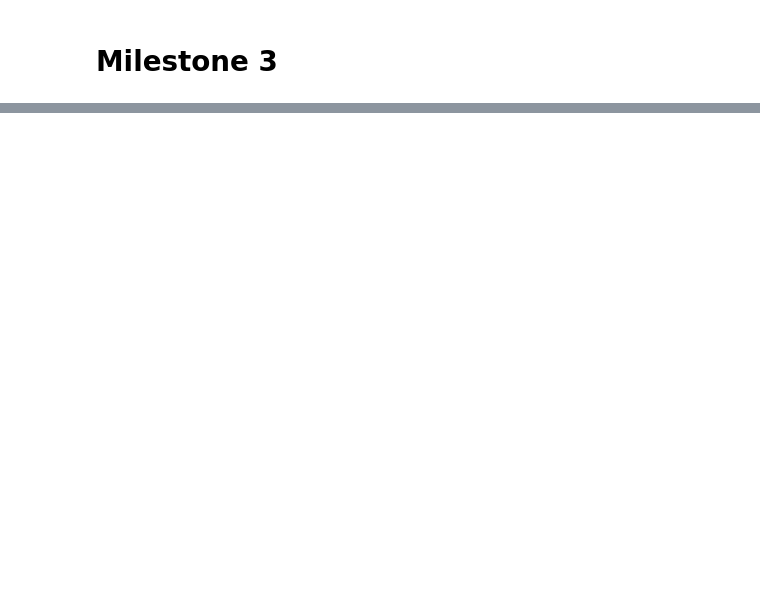
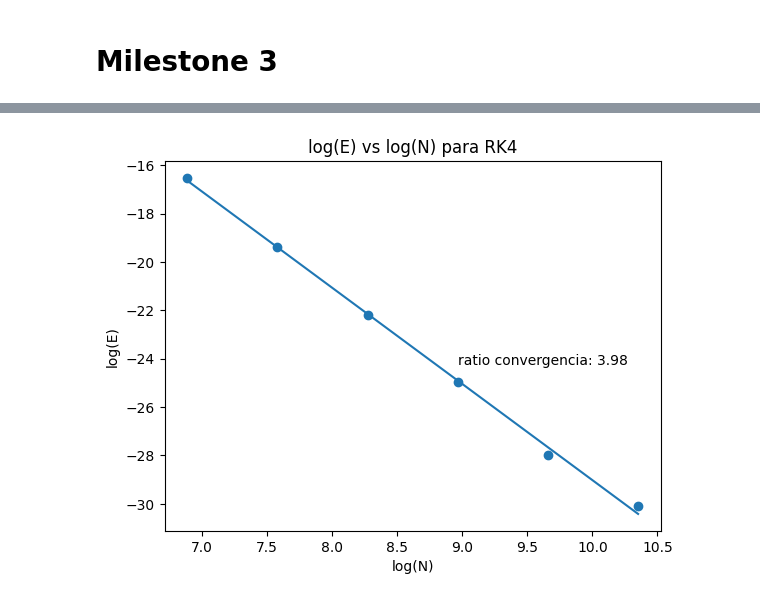
Before and after one commit to jordigonzalez1701A/MUSE_AM1_JGR_2025_2026, a Jupyter notebook: src/milestones/Milestone3.ipynb, the cells around one changed output, grey strips where cells are left out. Saved outputs shown, nothing was run; the diff lists cells and outputs as text; code cells hidden in the pictures; blank space fills up the shorter version.

```diff
--- a/src/milestones/Milestone3.ipynb
+++ b/src/milestones/Milestone3.ipynb
@@ -160,0 +107,4 @@ plt.show()
+# %%
+plot_log_E_vs_log_N(F, U0, t1, RK4, 490)
+# %% [output]
+[figure, added]
```
Also changed, not shown: parts of 12 cells of this notebook.
